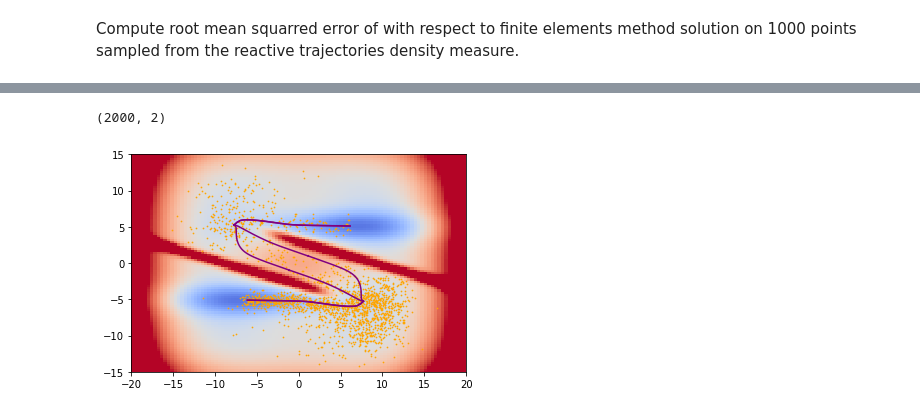
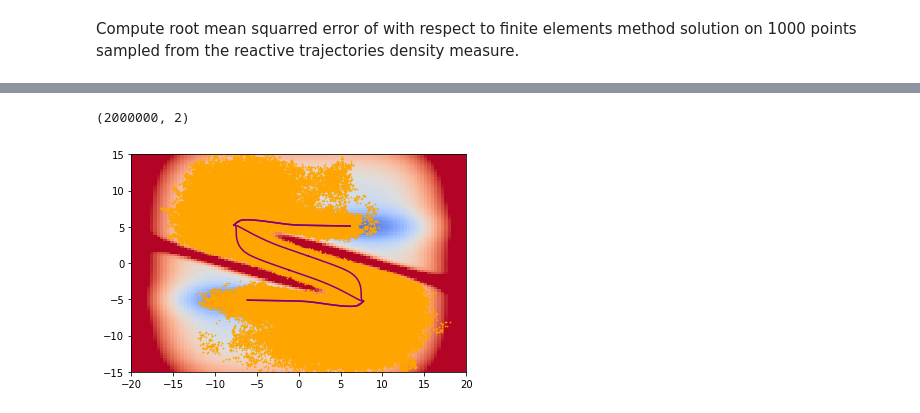
Before and after one commit to thomaspigeon/2dpotentials, a Jupyter notebook: AMS_committor_ZP.ipynb, the cells around one changed output, grey strips where cells are left out. Saved outputs shown, nothing was run; the diff lists cells and outputs as text; code cells hidden in the pictures.

```diff
--- a/AMS_committor_ZP.ipynb
+++ b/AMS_committor_ZP.ipynb
@@ -581,0 +665,4 @@ dataset["boltz_points"] = dataset["any_distrib"][:, :2]
+# %%
+dataset["single_trajs_weights"] = np.append(dataset["single_trajs_weights"], np.array(dset["single_trajs_weights"]), axis=0)
+dataset["single_trajs_gauss"] = np.append(dataset["single_trajs_gauss"], np.array(dset["single_trajs_gauss"])[:, :, 0, :], axis=0)
+dataset["single_trajs_pos"] = np.append(dataset["single_trajs_pos"], np.array(dset["single_trajs_pos"])[:, :, 0, :], axis=0)
@@ -582,8 +673,8 @@ dataset["boltz_points"] = dataset["any_distrib"][:, :2]
 # %%
 del(committor) ## In case you want to restart from here at a certain point
 del(committor_training)
-committor = CommittorOneDecoder([2, 5, 5, 1], [1, 10, 10, 2], 0, pot)
-committor_training = TainCommittorOverdampedOneDecoder(committor, pot, dataset)
+committor = CommittorOneDecoder([2, 20, 20, 20, 1], [1, 20, 20, 2], 0, pot)
+committor_training = TainCommittorOneDecoder(committor, pot, dataset, eps=1 * 10**(-2))
 committor_training.set_optimizer('Adam', 0.005)
 loss_params = {}
 loss_params["ito_loss_weight"] = 1.0
@@ -601,11 +698,11 @@ l2_pen_weight value not provided, set to default value of:  0
 Re-train
 # %%
 committor_training.set_dataset(dataset)
-committor_training.train_test_split(train_size=2 * 10**5)
+committor_training.train_test_split(train_size= 466 * 10**2)
 committor_training.split_training_dataset_K_folds(4)
 committor_training.set_train_val_data(0)
 committor_training.set_optimizer('Adam', 0.001)
-batch_size = 10**4
+batch_size = 10**3
 max_epochs = 10000
 loss_dict = committor_training.train(batch_size, max_epochs)
 # %% [output]
@@ -710,0 +808,14 @@ coefs
+# %%
+n_conditions = 50
+n_rep = 50
+k_min = 1
+AMS_on_ZP.set_threshold(1.0 * 10**(-16))
+committor_training.committor_model.to('cuda:0')
+AMS_on_ZP.set_xi(committor_training.committor_model.xi_forward)
+ini_traj_f, ini_conds_f, _, n_steps_f = AMS_on_ZP.sample_initial_conditions(n_conditions=n_conditions, save_gauss=True)
+p_f, z_kills_f, replicas_f, total_md_steps_f = AMS_on_ZP.ams_run(ini_conds_f, n_rep, k_min, return_all=False, save_gauss=True)
+AMS_on_ZP.set_forward(False)
+AMS_on_ZP.set_xi(committor_training.committor_model.xi_backward)
+ini_traj_b, ini_conds_b, _, n_steps_b = AMS_on_ZP.sample_initial_conditions(n_conditions=n_conditions, save_gauss=True)
+p_b, z_kills_b, replicas_b, total_md_steps_b = AMS_on_ZP.ams_run(ini_conds_b, n_rep, k_min, return_all=False, save_gauss=True)
+AMS_on_ZP.set_forward(True)
@@ -721,22 +1006,22 @@ print(react_trajs.shape)
 # %%
 ## Box to save a sub-sample of reactive trajectories sampled by AMS
-size = 2 * 10**3
+size = 2 * 10**6
 
 indices = np.random.choice(len(react_trajs), size=size)
 react = react_trajs[indices][:, :2]
 
 fig, (ax0) = plt.subplots(1, 1, figsize=(6, 4))
 pot.plot_potential_heat_map(ax0)
 ax0.plot(MEP_1[:, 0], MEP_1[:, 1], color='purple', label='Minimum energy path')
 ax0.plot(MEP_2[:, 0], MEP_2[:, 1], color='purple')
 ax0.scatter(react[:, 0], react[:, 1], color='orange', s=0.5)
 print(react.shape)
 
-np.savetxt('react_trajs_ZP.txt', react)
-#np.savetxt('ZP_react_dens.txt', react)
+#np.savetxt('react_trajs_ZP.txt', react)
+np.savetxt('ZP_react_dens.txt', react)
 # %% [output]
-(2000, 2)
+(2000000, 2)
-[figure, old version]
+[figure, new version]
 # %%
 interp_dir = y = pot.minP - pot.minR
 def xi_interp_forward(x):
```
Also changed, not shown: parts of 50 cells of this notebook, 4 other files.
